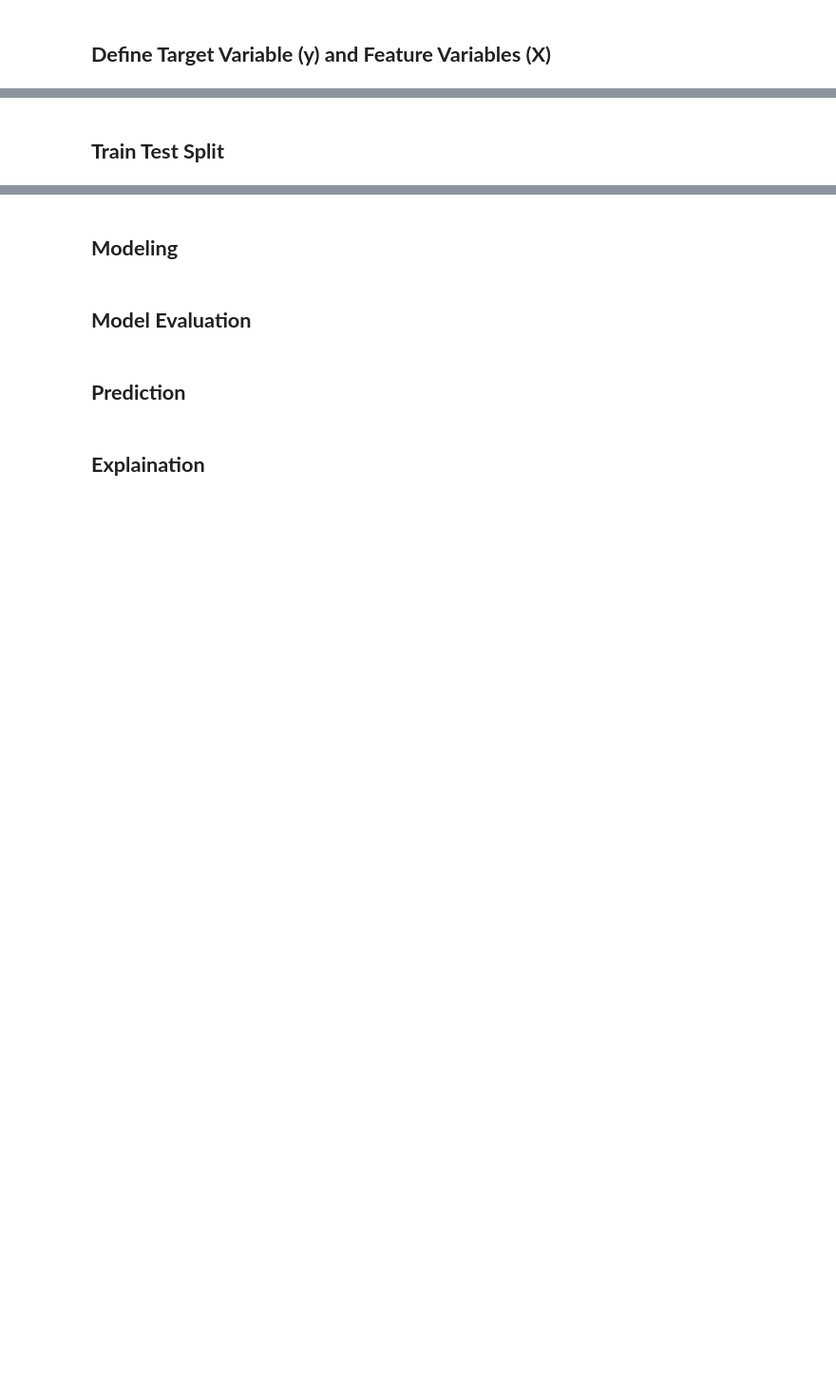
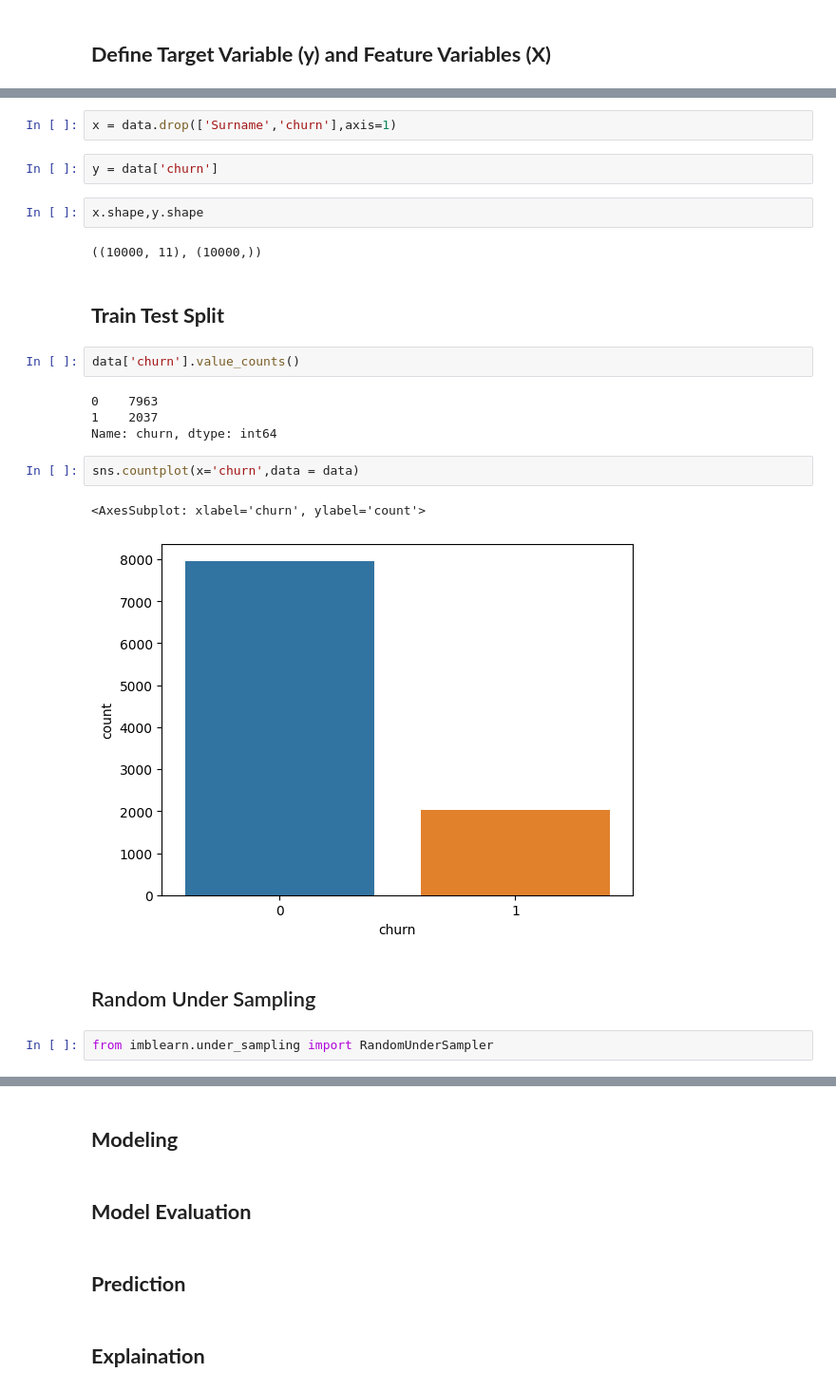
Before and after one commit to candobettercode/codsoft, a Jupyter notebook: churn_prediction/Churn Predicition.ipynb, the cells around one changed output, grey strips where cells are left out. Shown at 95% size. Saved outputs shown, nothing was run; the diff lists cells and outputs as text; blank space fills up the shorter version.

```diff
--- a/churn_prediction/Churn Predicition.ipynb
+++ b/churn_prediction/Churn Predicition.ipynb
@@ -245,2 +377,25 @@ plt.legend(title = 'Type', labels = ['churn','not_churn'])
+# %%
+x = data.drop(['Surname','churn'],axis=1)
+# %%
+y = data['churn']
+# %%
+x.shape,y.shape
+# %% [output]
+((10000, 11), (10000,))
 # %% [markdown]
 ## **Train Test Split**
+# %%
+data['churn'].value_counts()
+# %% [output]
+0    7963
+1    2037
+Name: churn, dtype: int64
+# %%
+sns.countplot(x='churn',data = data)
+# %% [output]
+<AxesSubplot: xlabel='churn', ylabel='count'>
+[figure, added]
+# %% [markdown]
+## Random Under Sampling
+# %%
+from imblearn.under_sampling import RandomUnderSampler
```
Also changed, not shown: parts of 36 cells of this notebook.
